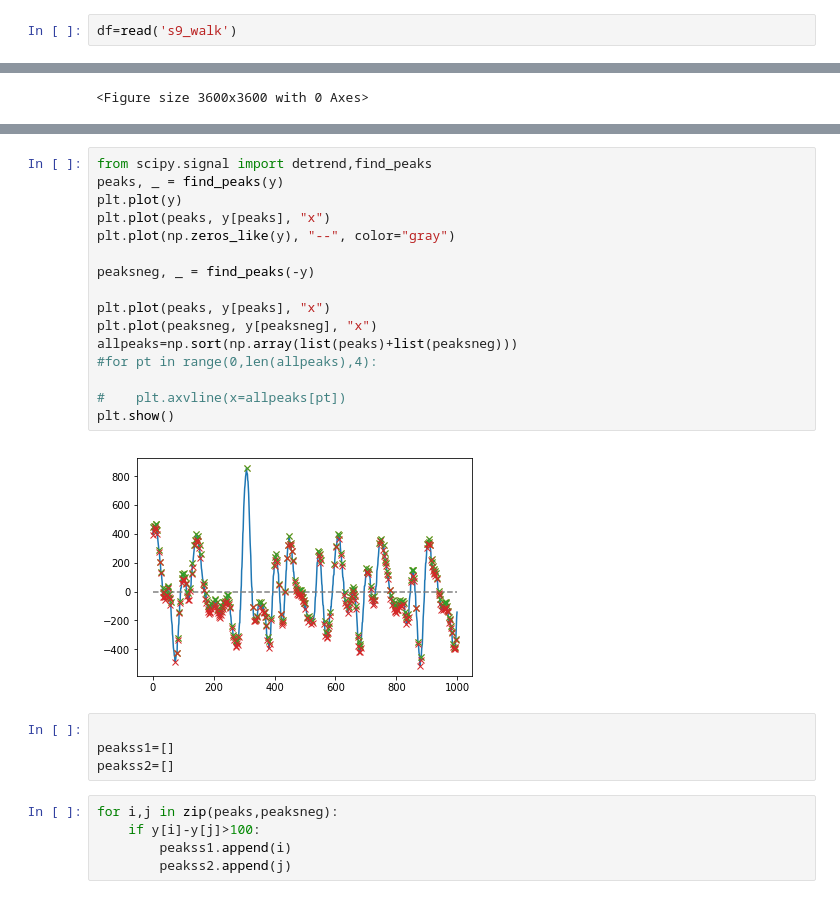
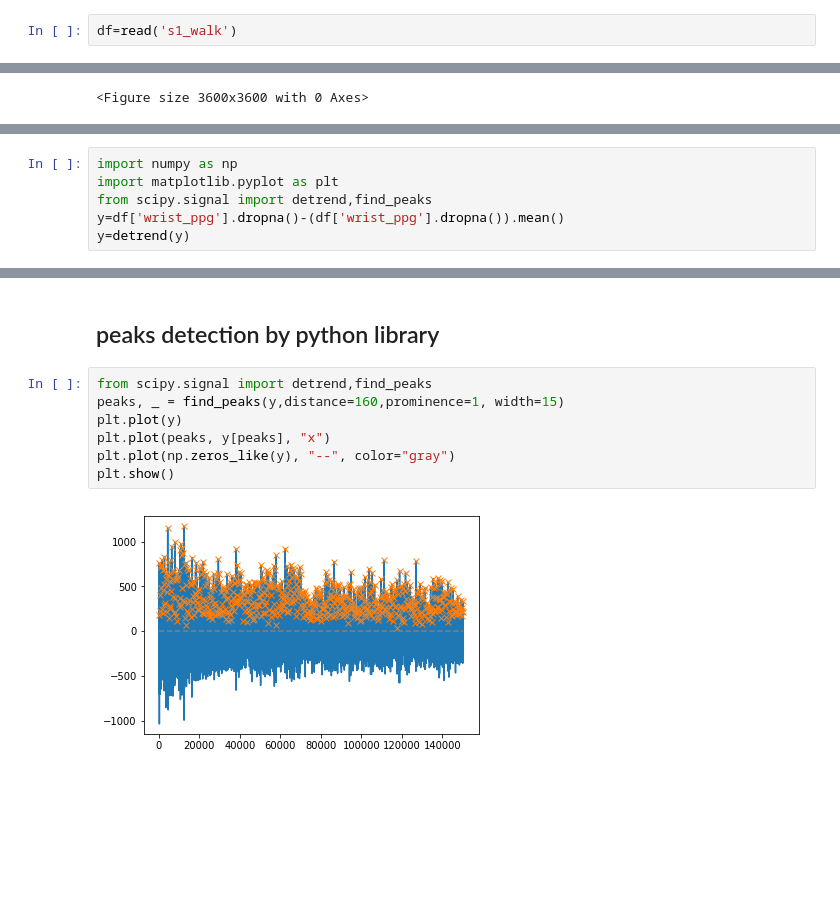
Before and after one commit to YosriSakly/Geste-et-intelligence-artificielle-HRV-fatigue, a Jupyter notebook: Copy-Yosri.ipynb, the cells around one changed output, grey strips where cells are left out. Cells and saved outputs as stored; diff of their text form; blank space fills up the shorter version.

```diff
--- a/Copy-Yosri.ipynb
+++ b/Copy-Yosri.ipynb
@@ -36,5 +37,5 @@ w
 # %%
-df=read('s9_walk')
+df=read('s1_walk')
 # %%
 df.corr()
 # %% [output]
@@ -125,2 +120,8 @@ plt.xlim([0,1000])
 (0, 1000)
 [figure]
+# %%
+import numpy as np
+import matplotlib.pyplot as plt
+from scipy.signal import detrend,find_peaks
+y=df['wrist_ppg'].dropna()-(df['wrist_ppg'].dropna()).mean()
+y=detrend(y)
@@ -127,27 +164,11 @@ plt.xlim([0,1000])
+# %% [markdown]
+## peaks detection by python library
 # %%
 from scipy.signal import detrend,find_peaks
-peaks, _ = find_peaks(y)
+peaks, _ = find_peaks(y,distance=160,prominence=1, width=15)
 plt.plot(y)
 plt.plot(peaks, y[peaks], "x")
 plt.plot(np.zeros_like(y), "--", color="gray")
-
-peaksneg, _ = find_peaks(-y)
-
-plt.plot(peaks, y[peaks], "x")
-plt.plot(peaksneg, y[peaksneg], "x")
-allpeaks=np.sort(np.array(list(peaks)+list(peaksneg)))
-#for pt in range(0,len(allpeaks),4):
-
-#    plt.axvline(x=allpeaks[pt])
 plt.show()
 # %% [output]
-[figure, old version]
+[figure, new version]
-# %%
-
-peakss1=[]
-peakss2=[]
-# %%
-for i,j in zip(peaks,peaksneg):
-    if y[i]-y[j]>100:
-        peakss1.append(i)
-        peakss2.append(j)
```
Also changed, not shown: parts of 24 cells of this notebook.
